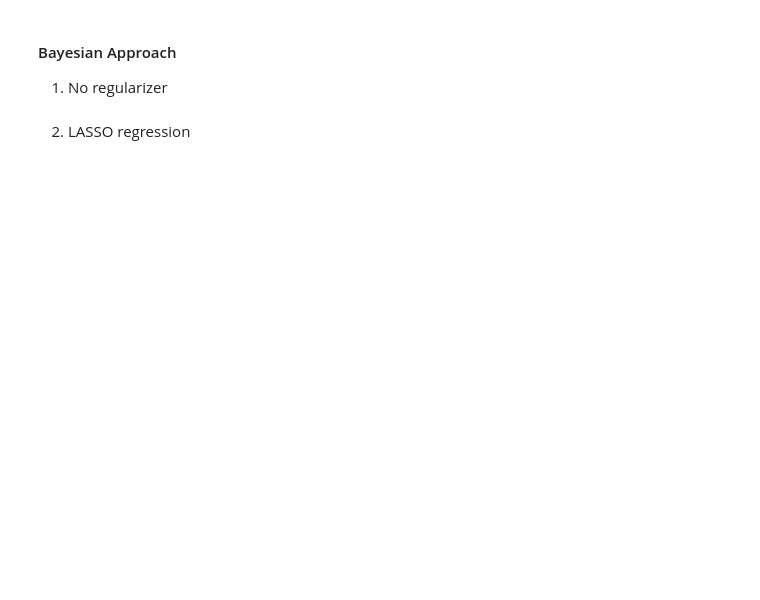
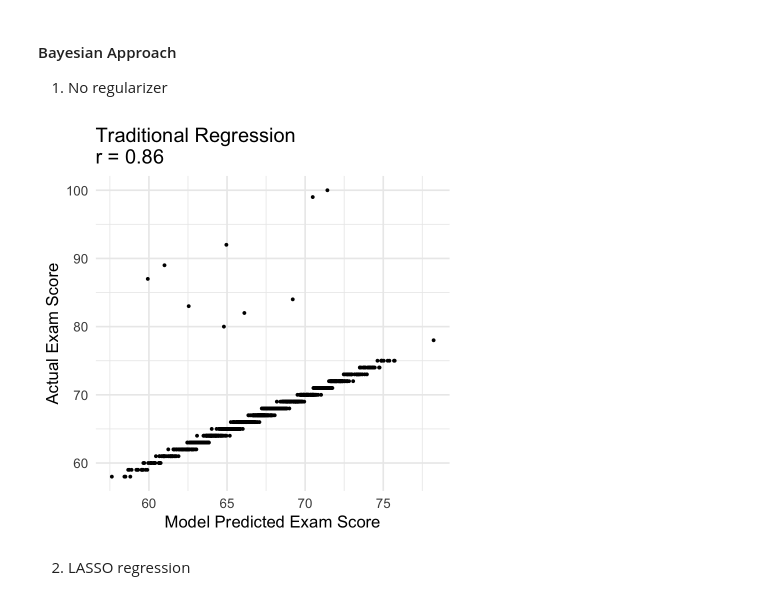
Before and after one commit to hd54/stat447c, a Jupyter notebook: proposal.ipynb, the cells around one changed output. Cells and saved outputs as stored; diff of their text form; code cells hidden in the pictures; blank space fills up the shorter version.

Commit message:
Upload full models

```diff
--- a/proposal.ipynb
+++ b/proposal.ipynb
@@ -318,5 +322,38 @@ qplot(x = y_pred[, 1], y = y_test,
 #### Bayesian Approach
 
 1. No regularizer
+# %%
+y_train_scale <- scale(y_train)
+y_test_scale  <- scale(y_test, center = attr(y_train_scale, "scaled:center"),
+                       scale = attr(y_train_scale, "scaled:scale"))
+
+stan_data <- list(
+  N_train = nrow(x_train_scale),
+  N_test  = nrow(x_test_scale),
+  N_pred  = ncol(x_train_scale),
+  y_train = as.vector(y_train_scale),
+  X_train = x_train_scale,
+  X_test  = x_test_scale
+)
+
+bayes_traditional <- stan_model("traditional.stan")
+
+fit_traditional <- sampling(bayes_traditional, data = stan_data,
+                          iter = 2000, warmup = 500, chains = 3, cores = 3)
+
+post <- extract(fit_traditional)
+y_pred_scaled <- apply(post$y_test, 2, mean)
+
+y_pred_bayes <- y_pred_scaled * attr(y_train_scale, "scaled:scale") +
+  attr(y_train_scale, "scaled:center")
+
+qplot(x = y_pred_bayes, y = y_test,
+      main = paste0("Traditional Regression\nr = ",
+                    round(cor(y_pred_bayes, y_test), 2))) +
+  xlab("Model Predicted Exam Score") +
+  ylab("Actual Exam Score") +
+  theme_minimal(base_size = 20)
+# %% [output]
+[figure, added]
 # %% [markdown]
 2. LASSO regression
```
Also changed, not shown: parts of 9 cells of this notebook, 2 other files.
